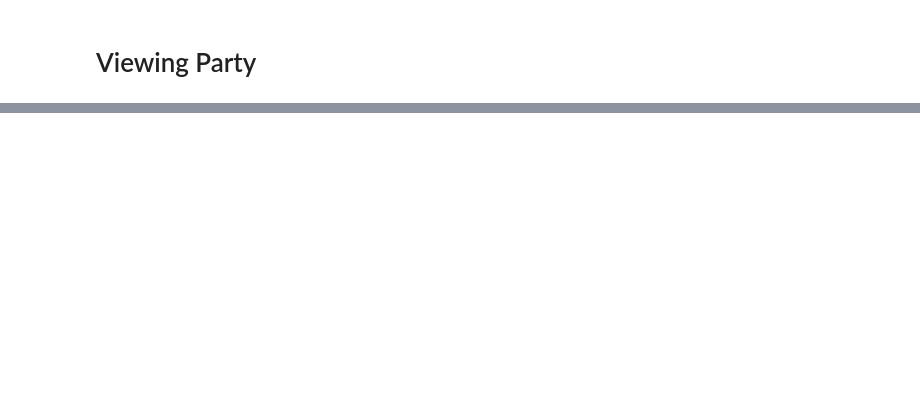
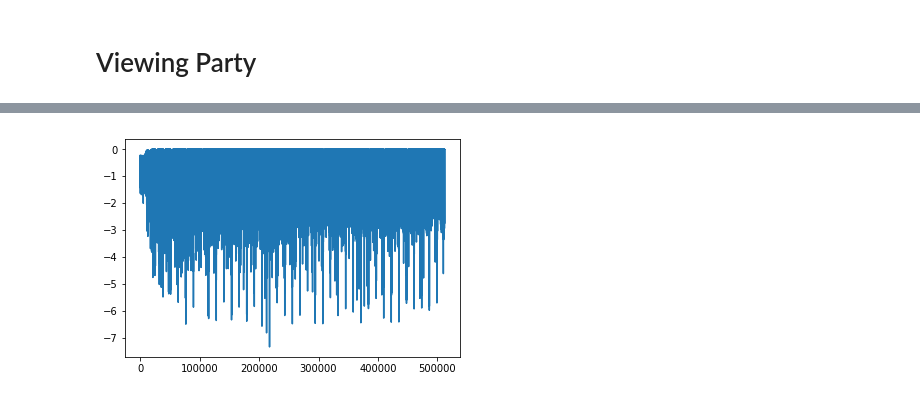
Before and after one commit to gebob19/DRL-Research-AFSR, a Jupyter notebook: codebase/main.ipynb, the cells around one changed output, grey strips where cells are left out. Saved outputs shown, nothing was run; the diff lists cells and outputs as text; code cells hidden in the pictures; blank space fills up the shorter version.

```diff
--- a/codebase/main.ipynb
+++ b/codebase/main.ipynb
@@ -359,0 +371,5 @@ KeyboardInterrupt:
+# %%
+plt.plot(np.array(density_loss).flatten())
+plt.show()
+# %% [output]
+[figure, added]
```
Also changed, not shown: parts of 8 cells of this notebook, 1 other file.
